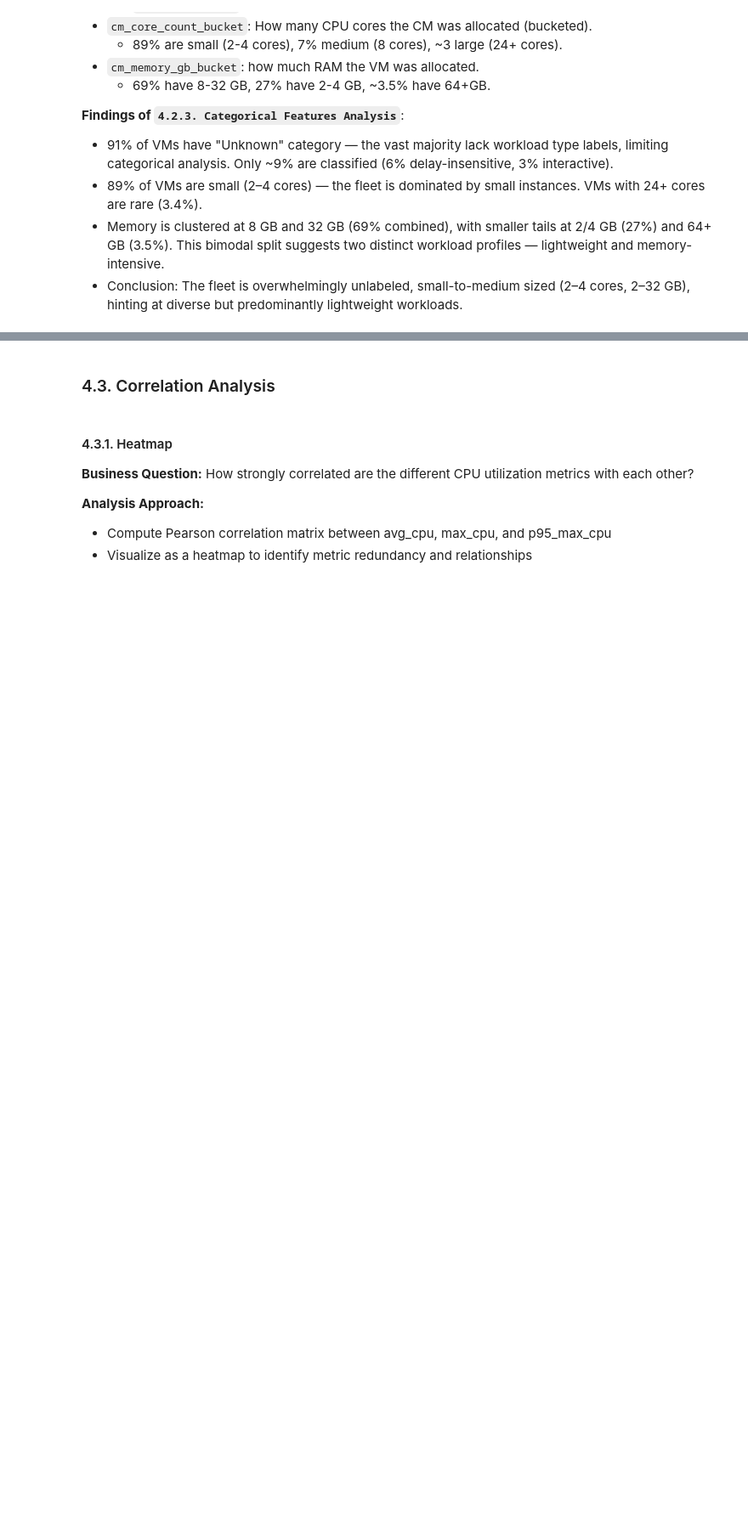
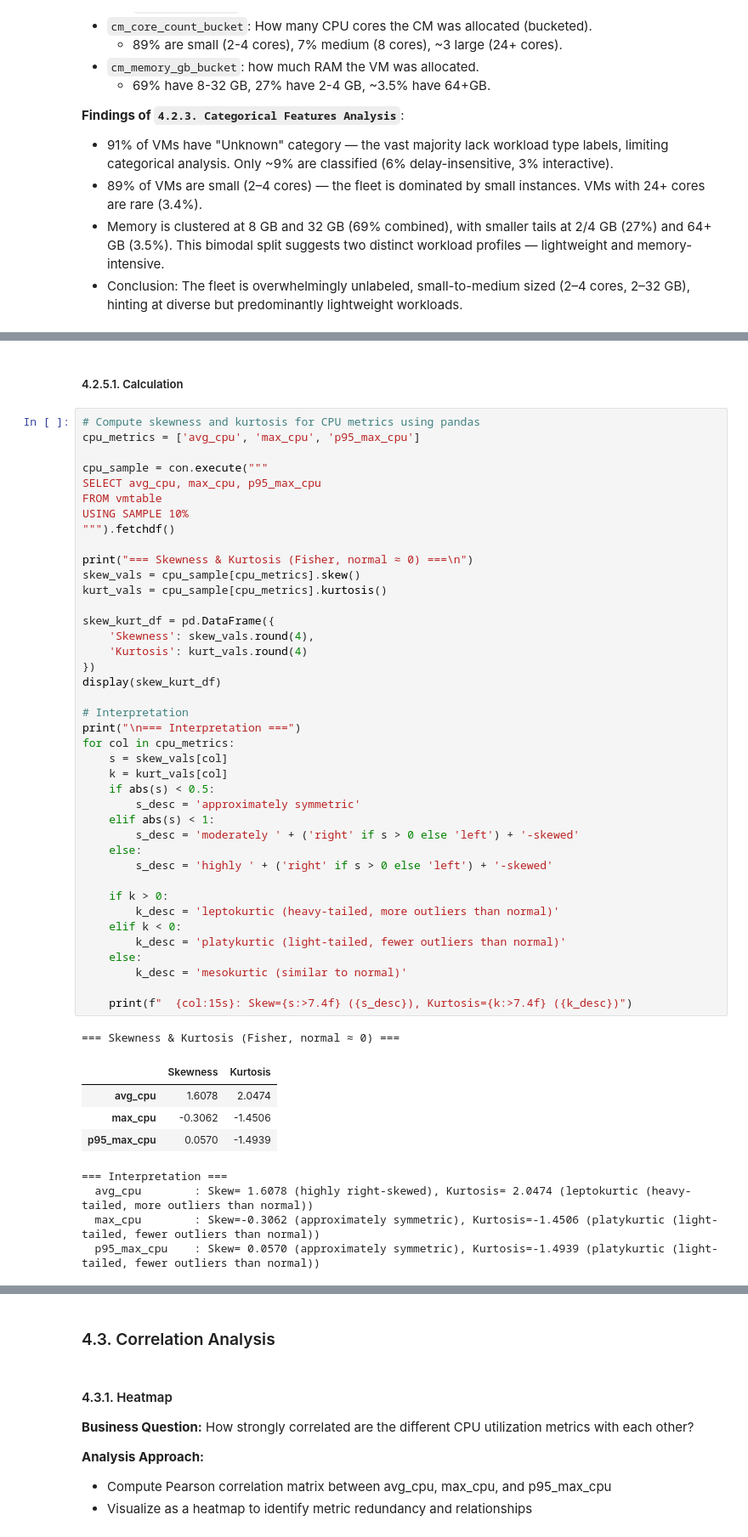
Before and after one commit to FajarLaksono/sembada-cloud, a Jupyter notebook: notebooks/02_azure_descriptive_analysis.ipynb, the cells around one changed output, grey strips where cells are left out. Shown at 85% size. Saved outputs shown, nothing was run; the diff lists cells and outputs as text; blank space fills up the shorter version.

```diff
--- a/notebooks/02_azure_descriptive_analysis.ipynb
+++ b/notebooks/02_azure_descriptive_analysis.ipynb
@@ -693,0 +777,52 @@ plt.show()
+# %% [markdown]
+##### 4.2.5.1. Calculation
+# %%
+# Compute skewness and kurtosis for CPU metrics using pandas
+cpu_metrics = ['avg_cpu', 'max_cpu', 'p95_max_cpu']
+
+cpu_sample = con.execute("""
+SELECT avg_cpu, max_cpu, p95_max_cpu
+FROM vmtable
+USING SAMPLE 10%
+""").fetchdf()
+
+print("=== Skewness & Kurtosis (Fisher, normal ≈ 0) ===\n")
+skew_vals = cpu_sample[cpu_metrics].skew()
+kurt_vals = cpu_sample[cpu_metrics].kurtosis()
+
+skew_kurt_df = pd.DataFrame({
+    'Skewness': skew_vals.round(4),
+    'Kurtosis': kurt_vals.round(4)
+})
+display(skew_kurt_df)
+
+# Interpretation
+print("\n=== Interpretation ===")
+for col in cpu_metrics:
+    s = skew_vals[col]
+    k = kurt_vals[col]
+    if abs(s) < 0.5:
+        s_desc = 'approximately symmetric'
+    elif abs(s) < 1:
+        s_desc = 'moderately ' + ('right' if s > 0 else 'left') + '-skewed'
+    else:
+        s_desc = 'highly ' + ('right' if s > 0 else 'left') + '-skewed'
+
+    if k > 0:
+        k_desc = 'leptokurtic (heavy-tailed, more outliers than normal)'
+    elif k < 0:
+        k_desc = 'platykurtic (light-tailed, fewer outliers than normal)'
+    else:
+        k_desc = 'mesokurtic (similar to normal)'
+
+    print(f"  {col:15s}: Skew={s:>7.4f} ({s_desc}), Kurtosis={k:>7.4f} ({k_desc})")
+# %% [output]
+=== Skewness & Kurtosis (Fisher, normal ≈ 0) ===
+|  | Skewness | Kurtosis |
+| avg_cpu | 1.6078 | 2.0474 |
+| max_cpu | -0.3062 | -1.4506 |
+| p95_max_cpu | 0.0570 | -1.4939 |
+=== Interpretation ===
+  avg_cpu        : Skew= 1.6078 (highly right-skewed), Kurtosis= 2.0474 (leptokurtic (heavy-tailed, more outliers than normal))
+  max_cpu        : Skew=-0.3062 (approximately symmetric), Kurtosis=-1.4506 (platykurtic (light-tailed, fewer outliers than normal))
+  p95_max_cpu    : Skew= 0.0570 (approximately symmetric), Kurtosis=-1.4939 (platykurtic (light-tailed, fewer outliers than normal))
```
Also changed, not shown: parts of 18 cells of this notebook.
